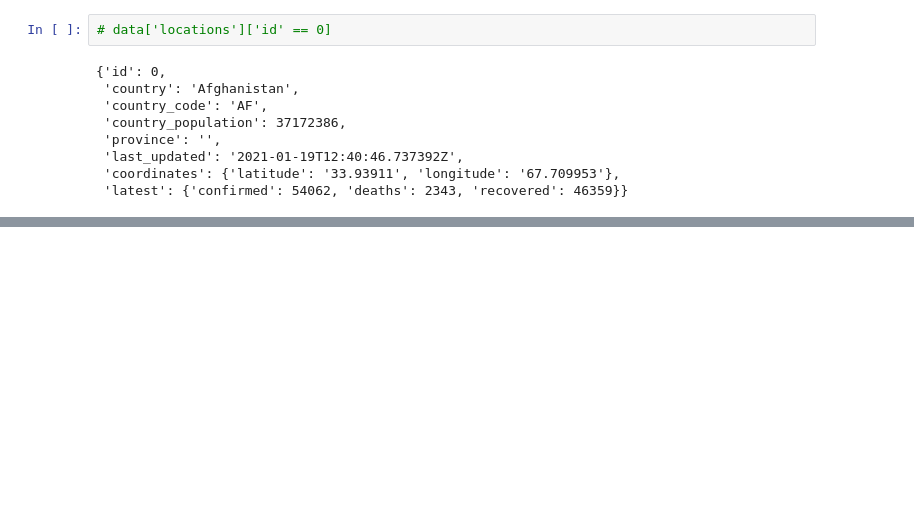
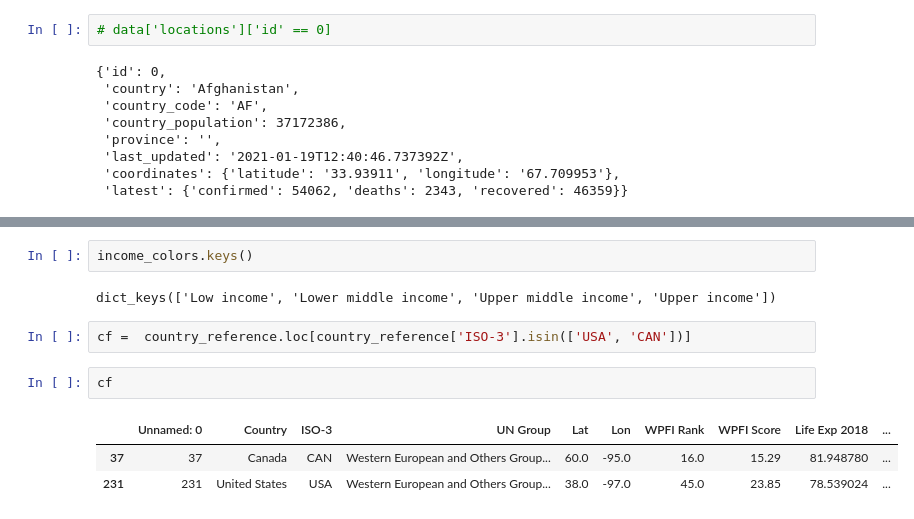
Before and after one commit to ericswetts/ems-covid19-dashboard, a Jupyter notebook: Feature_Sandbox.ipynb, the cells around one changed output, grey strips where cells are left out. Saved outputs shown, nothing was run; the diff lists cells and outputs as text; blank space fills up the shorter version.

```diff
--- a/Feature_Sandbox.ipynb
+++ b/Feature_Sandbox.ipynb
@@ -872,0 +1069,12 @@ for row in data['locations']:
+# %%
+income_colors.keys()
+# %% [output]
+dict_keys(['Low income', 'Lower middle income', 'Upper middle income', 'Upper income'])
+# %%
+cf =  country_reference.loc[country_reference['ISO-3'].isin(['USA', 'CAN'])]
+# %%
+cf
+# %% [output]
+|  | Unnamed: 0 | Country | ISO-3 | UN Group | Lat | Lon | WPFI Rank | WPFI Score | Life Exp 2018 | ... |
+| 37 | 37 | Canada | CAN | Western European and Others Group... | 60.0 | -95.0 | 16.0 | 15.29 | 81.948780 | ... |
+| 231 | 231 | United States | USA | Western European and Others Group... | 38.0 | -97.0 | 45.0 | 23.85 | 78.539024 | ... |
```
Also changed, not shown: parts of 27 cells of this notebook, 6 other files.
